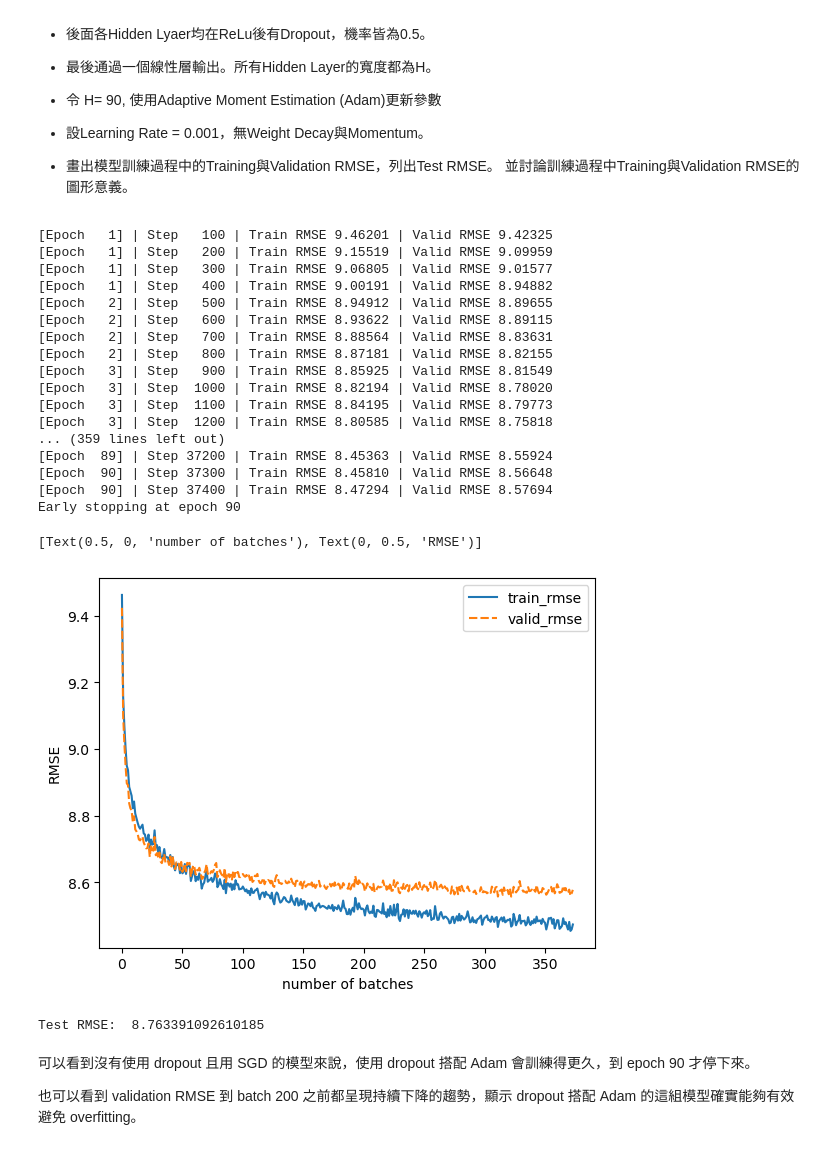
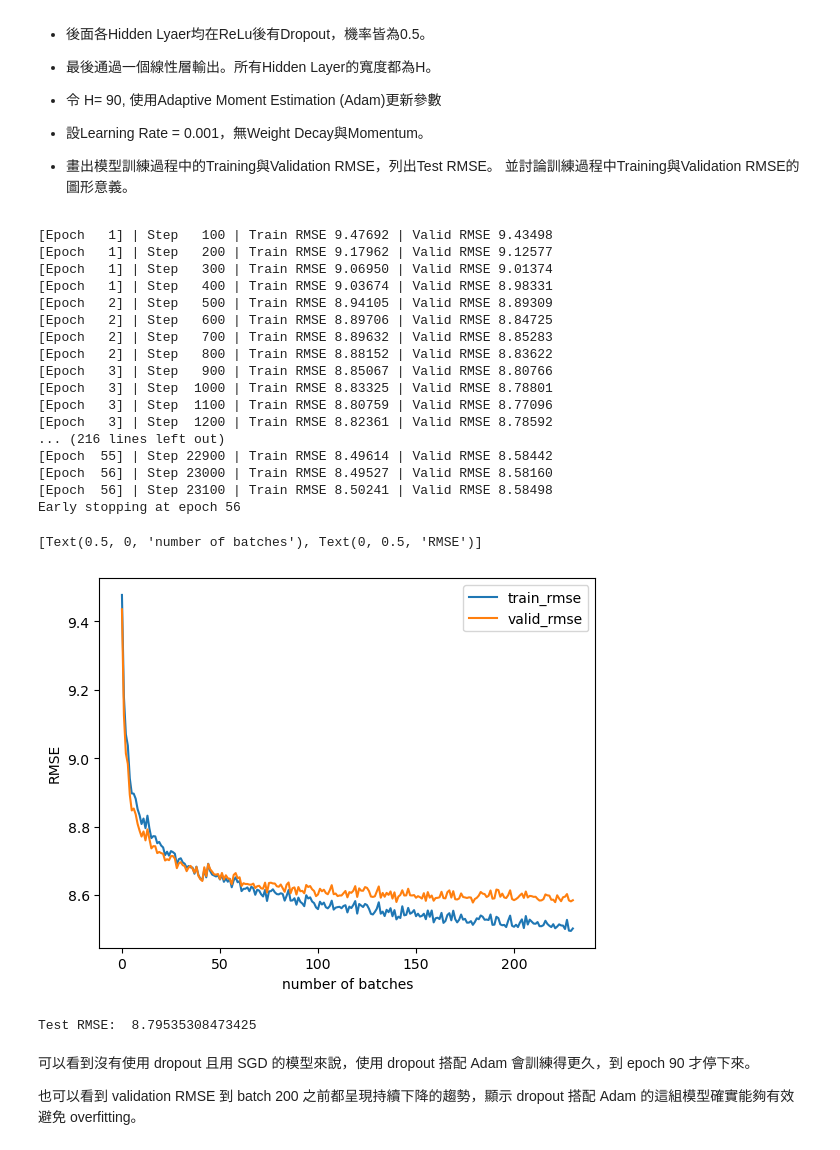
Before and after one commit to gary1030/IM5056-Statistical-and-Deep-Learning, a Jupyter notebook: HW4/b08705012_HW4.ipynb, the cells around one changed output. Drawn from its saved outputs; the diff is of its cells as text; code cells hidden in the pictures.

```diff
--- a/HW4/b08705012_HW4.ipynb
+++ b/HW4/b08705012_HW4.ipynb
@@ -69,7 +69,7 @@ from sklearn.metrics import mean_squared_error
 from sklearn.linear_model import LinearRegression
 
 reg = LinearRegression(n_jobs=-1)
-reg.fit(X_subtrain, Y_subtrain_keep)
+reg.fit(X_train, Y_train_keep)
 print("First 5 coefficients:", reg.coef_[0:5])
 y_pred = reg.predict(X_test)
 
@@ -410,36 +416,36 @@ loss_func = torch.nn.MSELoss(reduction='sum')
 # %%
 model, best_net_state, train_loss_list, valid_loss_list = train(net, optimizer=optimizer, loss_func=loss_func, trainloader=subtrainloader, validloader=validloader, epochs=100, model_path="model/q5_90.ckpt")
 # %% [output]
-[Epoch   1] | Step   100 | Train RMSE 9.46201 | Valid RMSE 9.42325
-[Epoch   1] | Step   200 | Train RMSE 9.15519 | Valid RMSE 9.09959
-[Epoch   1] | Step   300 | Train RMSE 9.06805 | Valid RMSE 9.01577
-[Epoch   1] | Step   400 | Train RMSE 9.00191 | Valid RMSE 8.94882
-[Epoch   2] | Step   500 | Train RMSE 8.94912 | Valid RMSE 8.89655
-[Epoch   2] | Step   600 | Train RMSE 8.93622 | Valid RMSE 8.89115
-[Epoch   2] | Step   700 | Train RMSE 8.88564 | Valid RMSE 8.83631
-[Epoch   2] | Step   800 | Train RMSE 8.87181 | Valid RMSE 8.82155
-[Epoch   3] | Step   900 | Train RMSE 8.85925 | Valid RMSE 8.81549
-[Epoch   3] | Step  1000 | Train RMSE 8.82194 | Valid RMSE 8.78020
-[Epoch   3] | Step  1100 | Train RMSE 8.84195 | Valid RMSE 8.79773
-[Epoch   3] | Step  1200 | Train RMSE 8.80585 | Valid RMSE 8.75818
-... (359 lines left out)
-[Epoch  89] | Step 37200 | Train RMSE 8.45363 | Valid RMSE 8.55924
-[Epoch  90] | Step 37300 | Train RMSE 8.45810 | Valid RMSE 8.56648
-[Epoch  90] | Step 37400 | Train RMSE 8.47294 | Valid RMSE 8.57694
-Early stopping at epoch 90
+[Epoch   1] | Step   100 | Train RMSE 9.47692 | Valid RMSE 9.43498
+[Epoch   1] | Step   200 | Train RMSE 9.17962 | Valid RMSE 9.12577
+[Epoch   1] | Step   300 | Train RMSE 9.06950 | Valid RMSE 9.01374
+[Epoch   1] | Step   400 | Train RMSE 9.03674 | Valid RMSE 8.98331
+[Epoch   2] | Step   500 | Train RMSE 8.94105 | Valid RMSE 8.89309
+[Epoch   2] | Step   600 | Train RMSE 8.89706 | Valid RMSE 8.84725
+[Epoch   2] | Step   700 | Train RMSE 8.89632 | Valid RMSE 8.85283
+[Epoch   2] | Step   800 | Train RMSE 8.88152 | Valid RMSE 8.83622
+[Epoch   3] | Step   900 | Train RMSE 8.85067 | Valid RMSE 8.80766
+[Epoch   3] | Step  1000 | Train RMSE 8.83325 | Valid RMSE 8.78801
+[Epoch   3] | Step  1100 | Train RMSE 8.80759 | Valid RMSE 8.77096
+[Epoch   3] | Step  1200 | Train RMSE 8.82361 | Valid RMSE 8.78592
+... (216 lines left out)
+[Epoch  55] | Step 22900 | Train RMSE 8.49614 | Valid RMSE 8.58442
+[Epoch  56] | Step 23000 | Train RMSE 8.49527 | Valid RMSE 8.58160
+[Epoch  56] | Step 23100 | Train RMSE 8.50241 | Valid RMSE 8.58498
+Early stopping at epoch 56
 # %%
 df_loss = pd.DataFrame({"train_rmse": train_loss_list, "valid_rmse": valid_loss_list})
 
-ax = sns.lineplot(data=df_loss, )
+ax = sns.lineplot(data=df_loss, dashes=False)
 ax.set(xlabel='number of batches', ylabel='RMSE')
 # %% [output]
 [Text(0.5, 0, 'number of batches'), Text(0, 0.5, 'RMSE')]
-[figure, old version]
+[figure, new version]
 # %%
 model = torch.load("model/q5_90.ckpt")
 test(model, testloader)
 # %% [output]
-Test RMSE:  8.763391092610185
+Test RMSE:  8.79535308473425
 # %% [markdown]
 可以看到沒有使用 dropout 且用 SGD 的模型來說，使用 dropout 搭配 Adam 會訓練得更久，到 epoch 90 才停下來。
 
```
Also changed, not shown: parts of 11 cells of this notebook, 4 other files.
